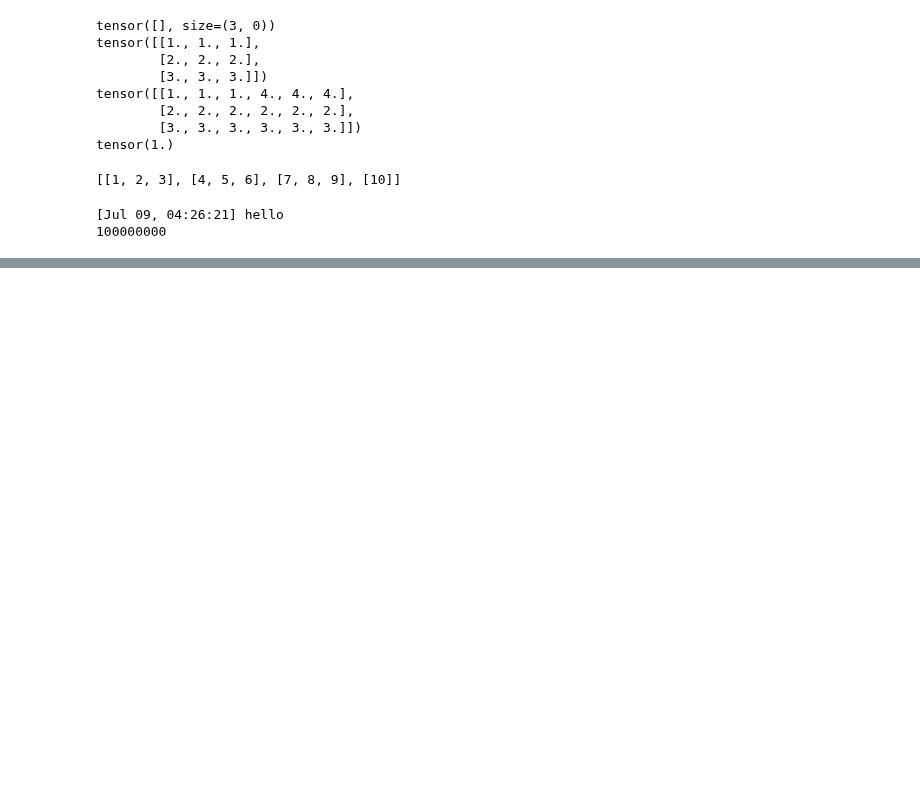
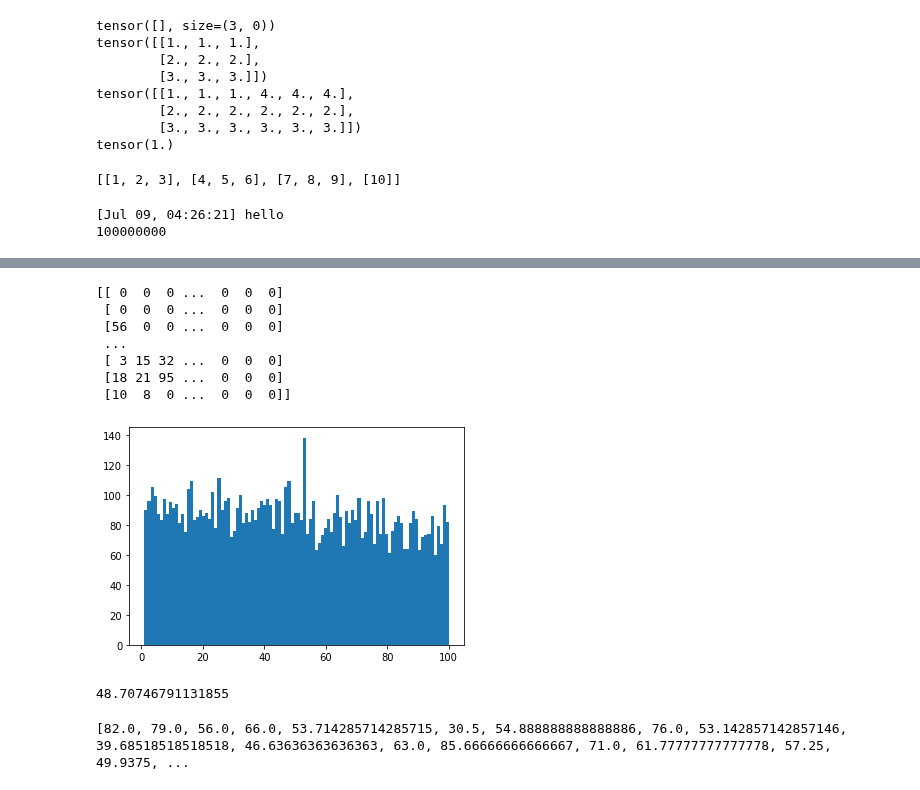
Before and after one commit to Chipxiang/search-exposure, a Jupyter notebook: forward_ranker/dssm_train.ipynb, the cells around one changed output, grey strips where cells are left out. Saved outputs shown, nothing was run; the diff lists cells and outputs as text; code cells hidden in the pictures; blank space fills up the shorter version.

Commit message:
Added training data generator

```diff
--- a/forward_ranker/dssm_train.ipynb
+++ b/forward_ranker/dssm_train.ipynb
@@ -285,0 +310,14 @@ print("[{}] {}".format(datetime.now(timezone(timedelta(hours=-4))).strftime("%b
+# %%
+rankings = obj_reader("/home/jianx/data/train_data/test_rankings.np")
+print(rankings)
+plt.hist(rankings[rankings!=0].flatten(),bins=100)
+plt.show()
+# %% [output]
+[[ 0  0  0 ...  0  0  0]
+ [ 0  0  0 ...  0  0  0]
+ [56  0  0 ...  0  0  0]
+ ...
+ [ 3 15 32 ...  0  0  0]
+ [18 21 95 ...  0  0  0]
+ [10  8  0 ...  0  0  0]]
+[figure, added]
@@ -285,0 +329,17 @@ print("[{}] {}".format(datetime.now(timezone(timedelta(hours=-4))).strftime("%b
+# %%
+mean_ranking = np.mean(rankings[rankings!=0])
+print(mean_ranking)
+# %% [output]
+48.70746791131855
+# %%
+all_means = []
+all_nonzero = []
+for i in range(rankings.shape[0]):
+    temp_list = rankings[i,:]
+    temp_list = temp_list[temp_list != 0]
+    all_nonzero.append(len(temp_list))
+    if len(temp_list) != 0:
+        all_means.append(np.mean(temp_list))
+print(all_means, all_nonzero)
+# %% [output]
+[82.0, 79.0, 56.0, 66.0, 53.714285714285715, 30.5, 54.888888888888886, 76.0, 53.142857142857146, 39.68518518518518, 46.63636363636363, 63.0, 85.66666666666667, 71.0, 61.77777777777778, 57.25, 49.9375, ...
```
Also changed, not shown: parts of 7 cells of this notebook, 5 other files.
